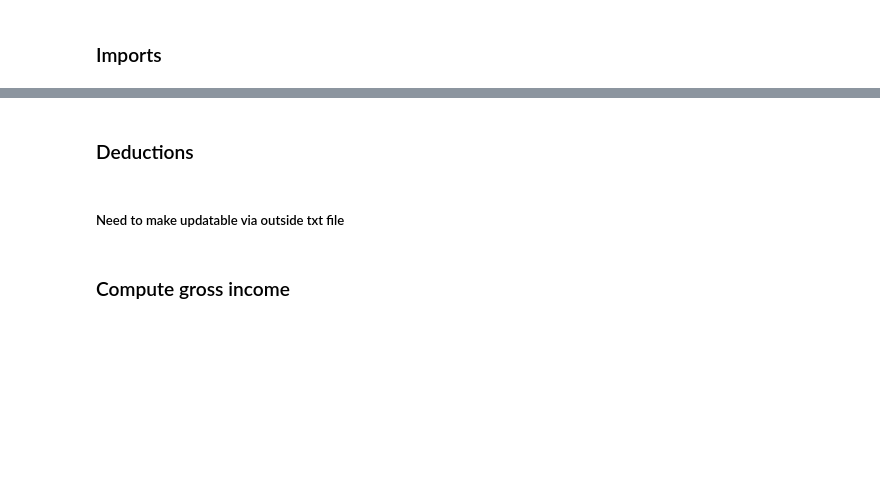
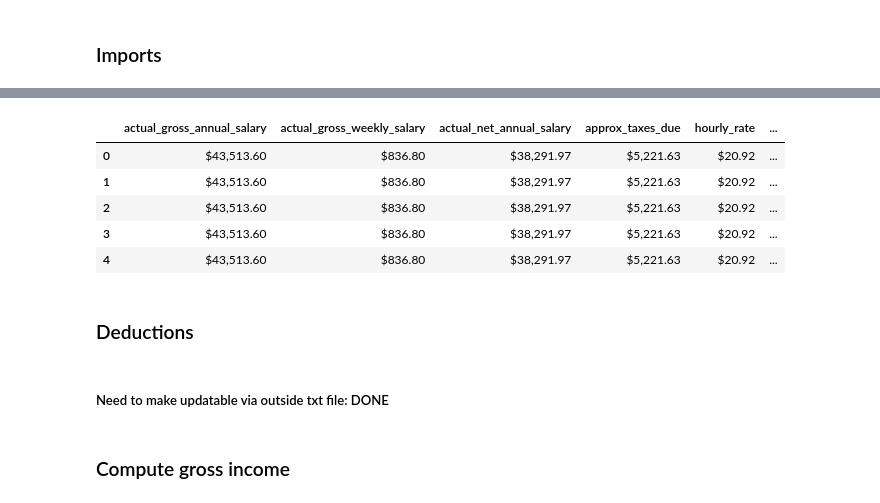
Before and after one commit to iheartbenzene/fantastic-octo-journey, a Jupyter notebook: budget_mk_X.ipynb, the cells around one changed output, grey strips where cells are left out. Cells and saved outputs as stored; diff of their text form; code cells hidden in the pictures; blank space fills up the shorter version.

```diff
--- a/budget_mk_X.ipynb
+++ b/budget_mk_X.ipynb
@@ -14,3 +72,12 @@ import matplotlib.pyplot as plt
+# %%
+load_work_hours_data()
+# %% [output]
+|  | actual_gross_annual_salary | actual_gross_weekly_salary | actual_net_annual_salary | approx_taxes_due | hourly_rate | ... |
+| 0 | $43,513.60 | $836.80 | $38,291.97 | $5,221.63 | $20.92 | ... |
+| 1 | $43,513.60 | $836.80 | $38,291.97 | $5,221.63 | $20.92 | ... |
+| 2 | $43,513.60 | $836.80 | $38,291.97 | $5,221.63 | $20.92 | ... |
+| 3 | $43,513.60 | $836.80 | $38,291.97 | $5,221.63 | $20.92 | ... |
+| 4 | $43,513.60 | $836.80 | $38,291.97 | $5,221.63 | $20.92 | ... |
 # %%
 avg_work_hrs_yr = 40 * 52
 #print(avg_work_hrs_yr)
@@ -40,7 +107,7 @@ def weeks_worked():
 # %% [markdown]
 ### Deductions
 # %% [markdown]
-##### Need to make updatable via outside txt file
+##### Need to make updatable via outside txt file: DONE
 # %%
 def marital_status(string):
     pass
```
Also changed, not shown: parts of 10 cells of this notebook.
